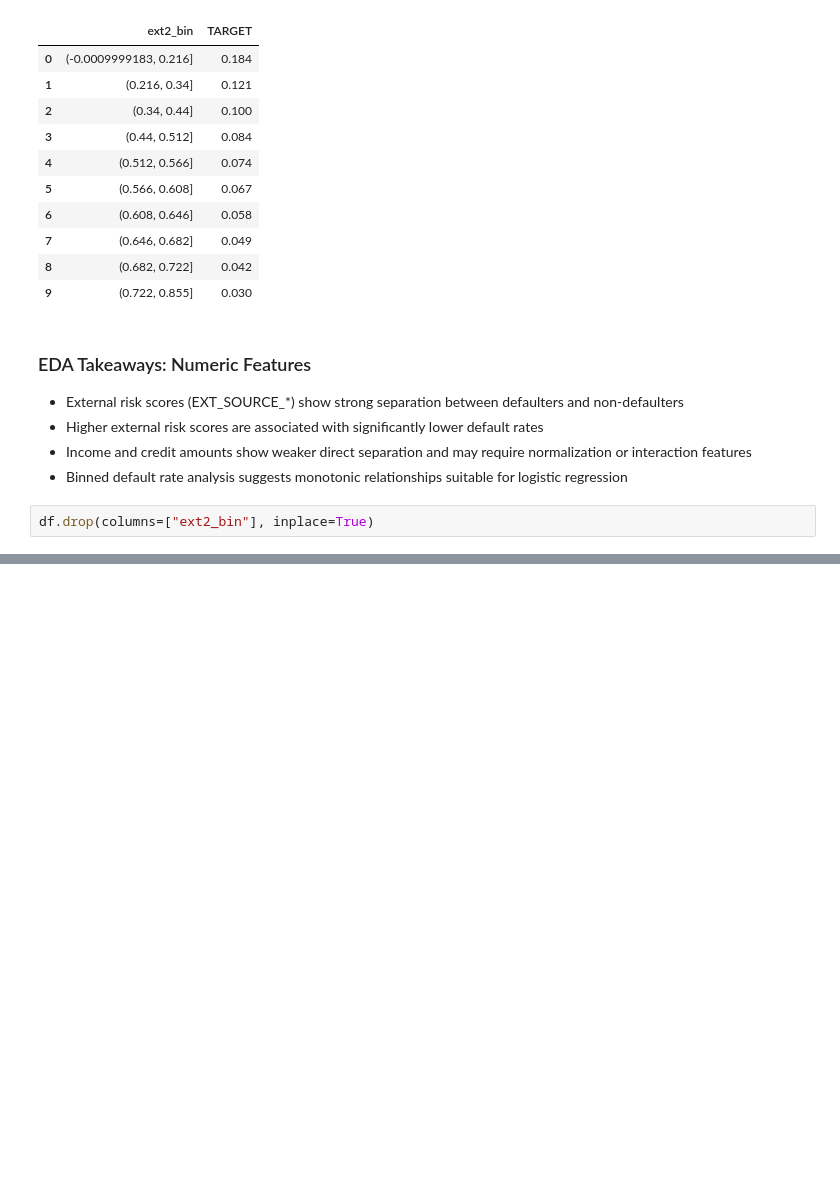
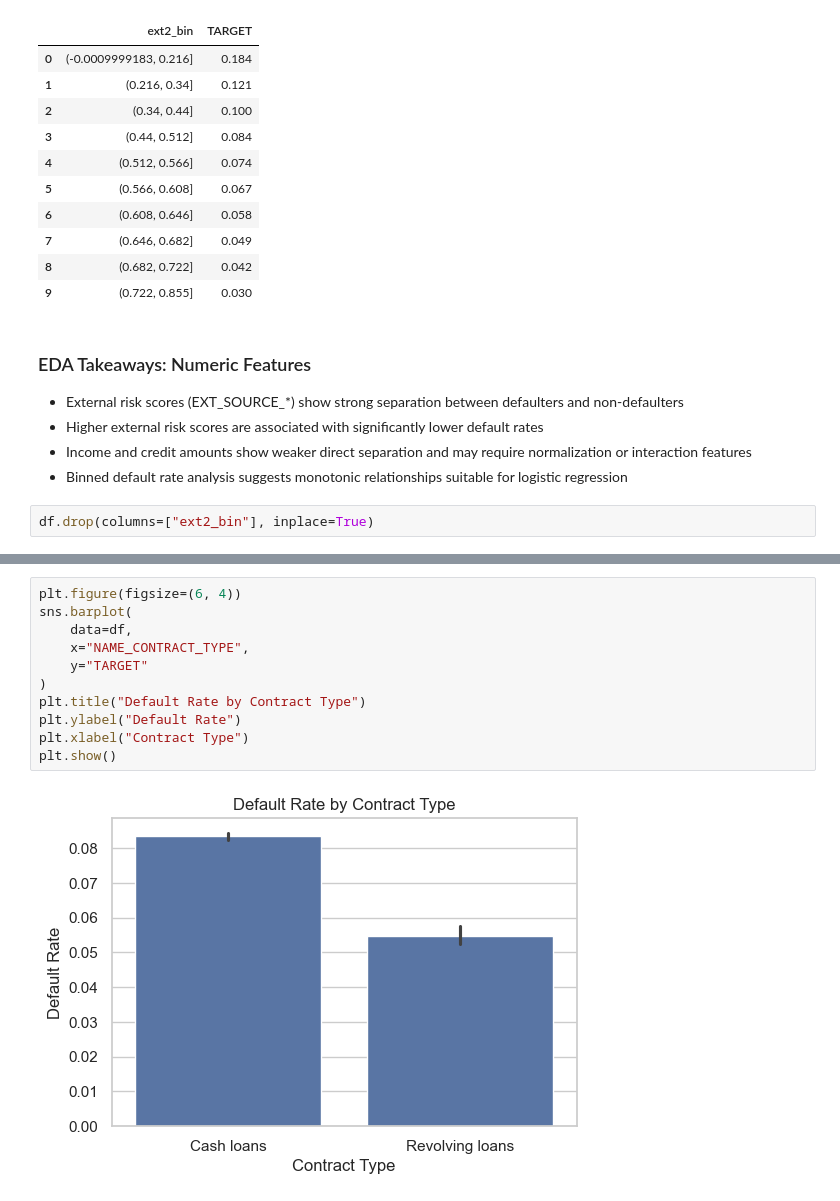
Before and after one commit to jakeybat972/home-credit-default-risk, a Jupyter notebook: notebooks/01-eda.ipynb, the cells around one changed output, grey strips where cells are left out. Cells and saved outputs as stored; diff of their text form; blank space fills up the shorter version.

```diff
--- a/notebooks/01-eda.ipynb
+++ b/notebooks/01-eda.ipynb
@@ -234,0 +282,13 @@ df.drop(columns=["ext2_bin"], inplace=True)
+# %%
+plt.figure(figsize=(6, 4))
+sns.barplot(
+    data=df,
+    x="NAME_CONTRACT_TYPE",
+    y="TARGET"
+)
+plt.title("Default Rate by Contract Type")
+plt.ylabel("Default Rate")
+plt.xlabel("Contract Type")
+plt.show()
+# %% [output]
+[figure, added]
```
Also changed, not shown: parts of 5 cells of this notebook.
